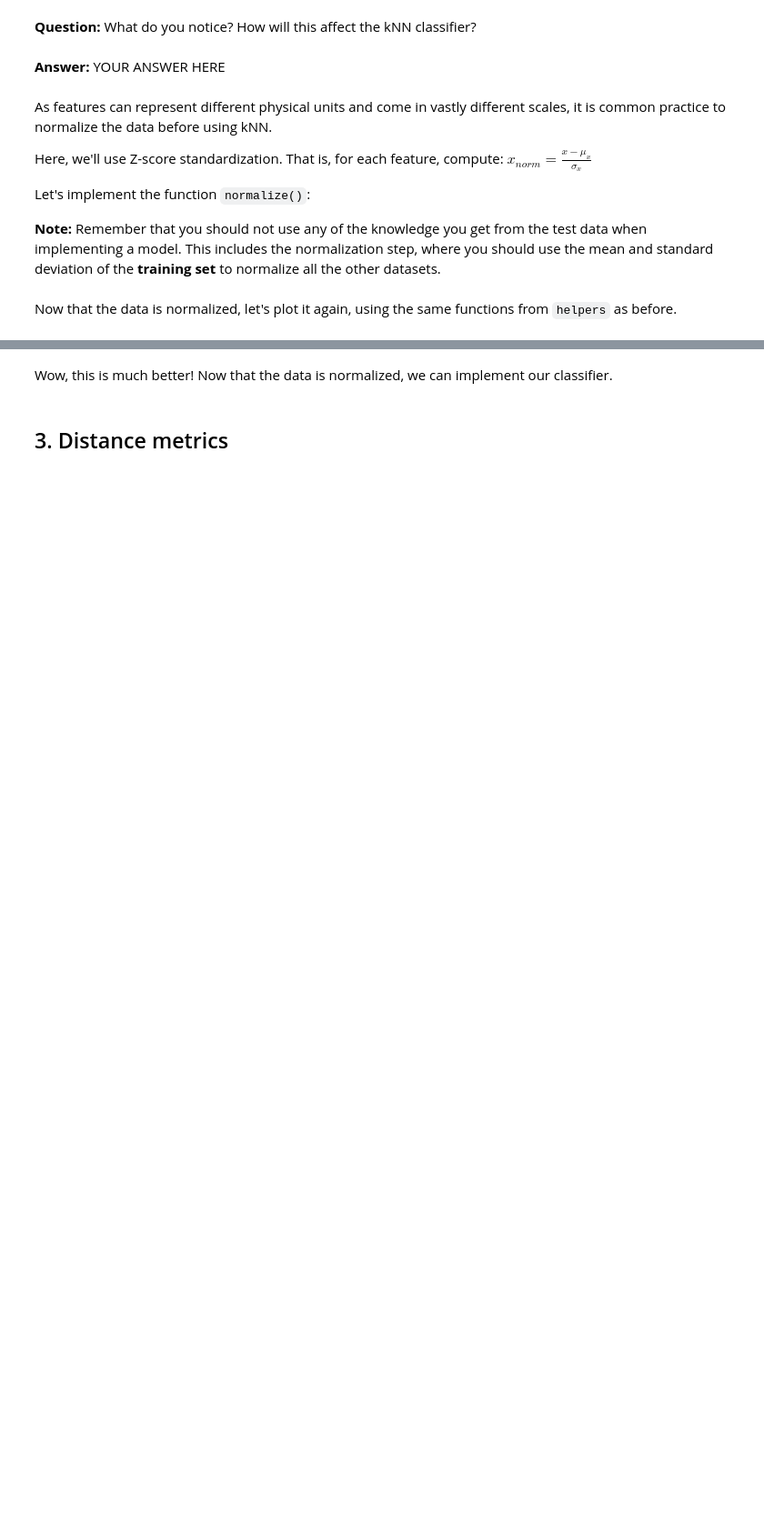
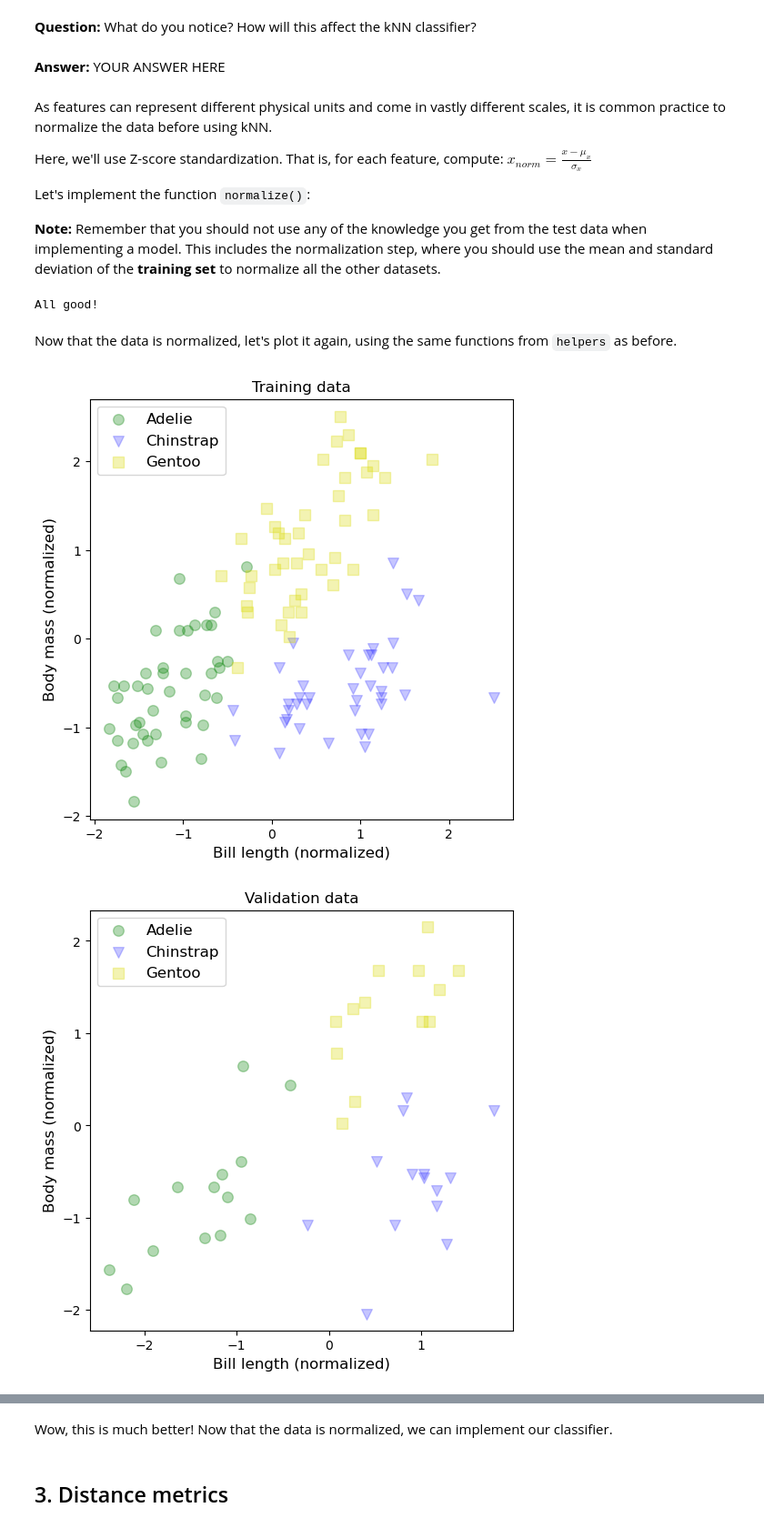
Before and after one commit to lisa-saurel/IntroML-2026, a Jupyter notebook: exercises/03-knn/kNN.ipynb, the cells around one changed output, grey strips where cells are left out. Shown at 91% size. Drawn from its saved outputs; the diff is of its cells as text; code cells hidden in the pictures; blank space fills up the shorter version.

```diff
--- a/exercises/03-knn/kNN.ipynb
+++ b/exercises/03-knn/kNN.ipynb
@@ -128,8 +194,8 @@ Let's implement the function `normalize()`:
 # Compute the mean and standard deviation for each feature of the training set
 
 ### START CODE HERE ### (≈ 2 lines of code)
-mean = ...
-std = ...
+mean = np.mean(X_train, axis=0)
+std = np.std(X_train, axis=0)
 ### END CODE HERE ###
 
 
@@ -142,7 +208,7 @@ def normalize(X: np.ndarray, mean: np.ndarray, std: np.ndarray):
         std: Standard deviation of shape(D, )
     """
     ### START CODE HERE ### (≈ 1 line of code)
-    X_normalized = ...
+    X_normalized = (X-mean)/std
     ### END CODE HERE ###
     return X_normalized
 
@@ -161,11 +227,24 @@ if (np.allclose(X_train.mean(axis=0), np.zeros_like(X_train)) and (np.allclose(X
     print("All good!")
 else:
     print("normalize() doesn't work correctly :(")
+# %% [output]
+All good!
 # %% [markdown]
 Now that the data is normalized, let's plot it again, using the same functions from `helpers` as before.
 # %%
 # Plot normalized training data with labeled, and normalized test data without labels
 
 ### START CODE HERE ### (≈ 4 lines of code)
-...
+# Plot training data with labels
+helpers.plot_labeled(X_train, y_train, label_map, feature_names, title="Training data")
+# Plot validation data with labels
+helpers.plot_labeled(X_val, y_val, label_map, feature_names, title="Validation data")
+# Plot test data with labels
+helpers.plot_labeled(X_test, y_test, label_map, feature_names, title="Test data")
+# Plot unlabeled data
+helpers.plot_unlabeled(X_unlabeled, feature_names, title="Unlabeled data")
+
 ### END CODE HERE ###
+# %% [output]
+[figure, added]
+[figure, added]
```
Also changed, not shown: parts of 25 cells of this notebook.
